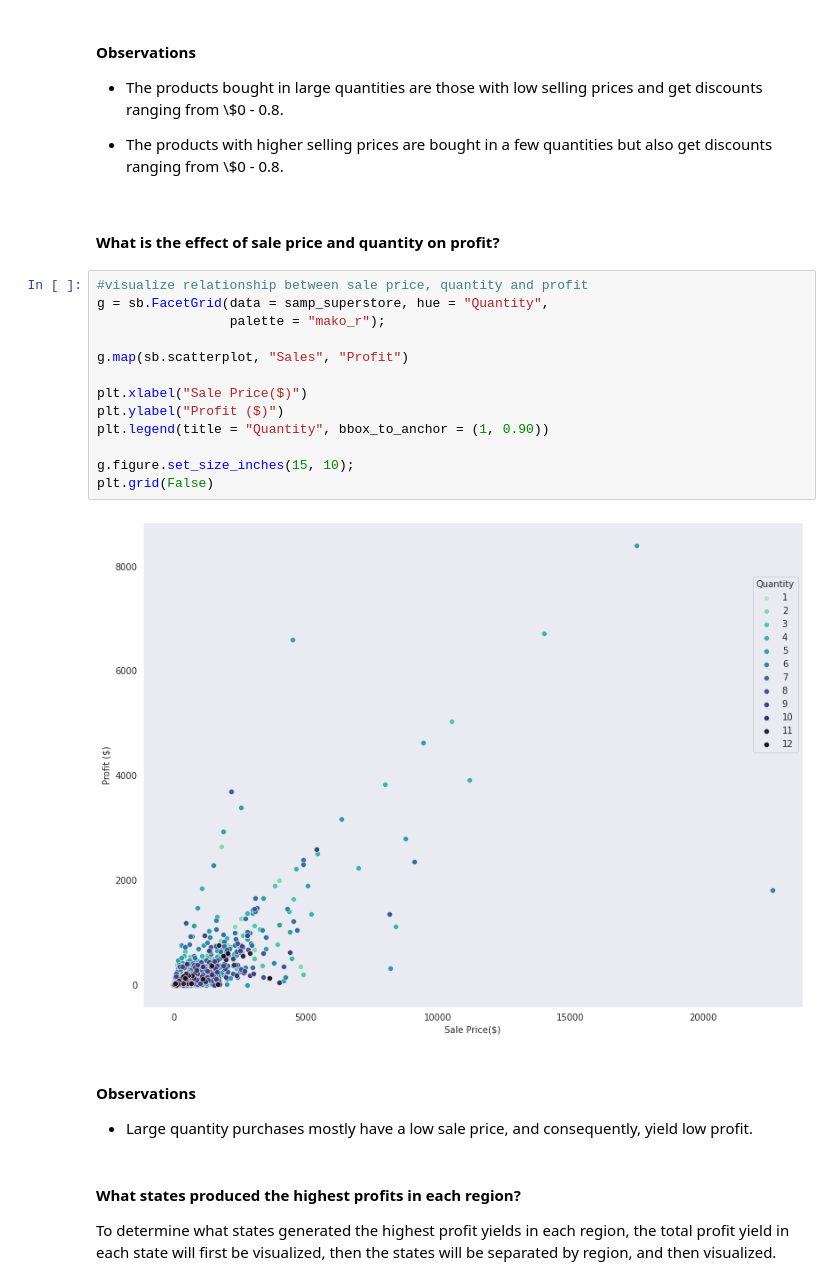
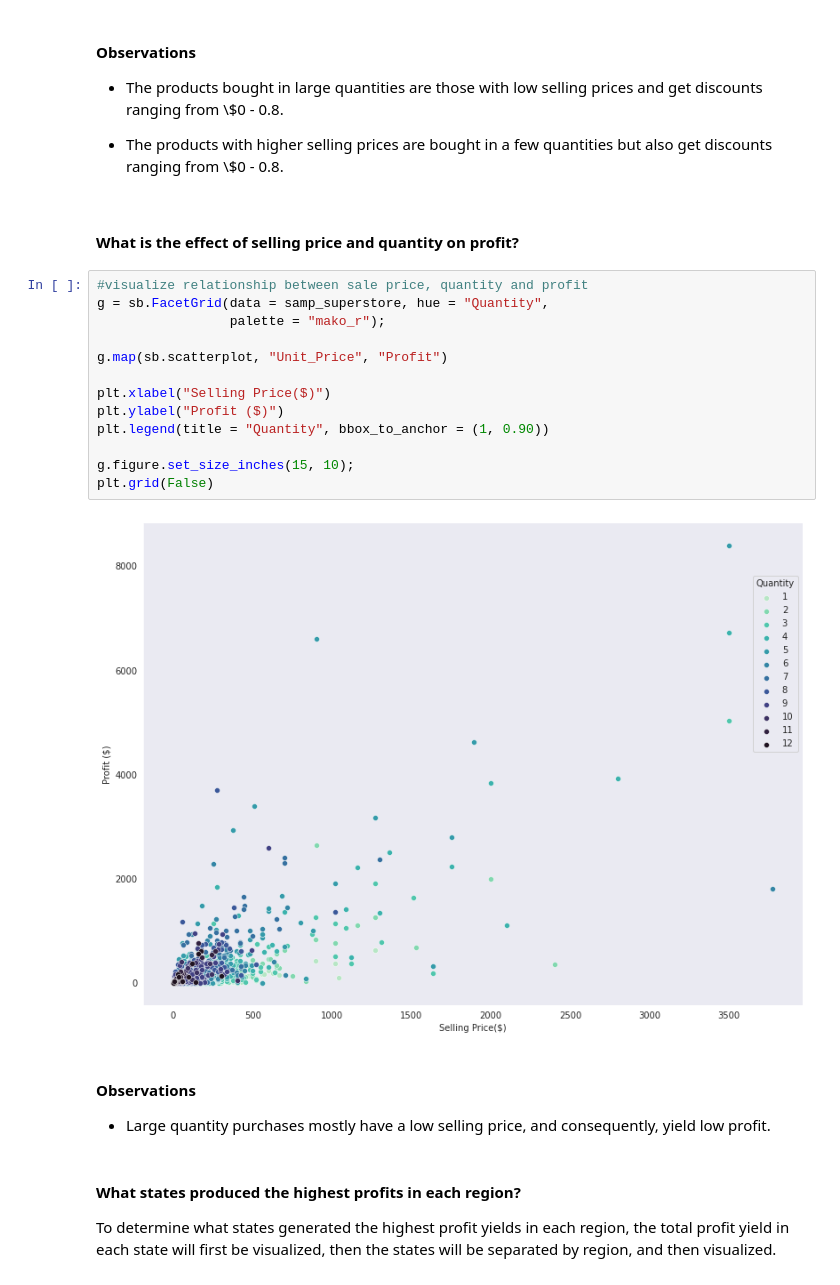
Before and after one commit to Dee-nDee/SuperStore_Data_Analysis, a Jupyter notebook: SuperStore.ipynb, the cells around one changed output. Drawn from its saved outputs; the diff is of its cells as text.

```diff
--- a/SuperStore.ipynb
+++ b/SuperStore.ipynb
@@ -1453,26 +1453,26 @@ plt.grid(False)
 
 - The products with higher selling prices are bought in a few quantities but also get discounts ranging from \\$0 - 0.8.
 # %% [markdown]
-#### What is the effect of sale price and quantity on profit?
+#### What is the effect of selling price and quantity on profit?
 # %%
 #visualize relationship between sale price, quantity and profit
 g = sb.FacetGrid(data = samp_superstore, hue = "Quantity",
                  palette = "mako_r");
 
-g.map(sb.scatterplot, "Sales", "Profit")
+g.map(sb.scatterplot, "Unit_Price", "Profit")
 
-plt.xlabel("Sale Price($)")
+plt.xlabel("Selling Price($)")
 plt.ylabel("Profit ($)")
 plt.legend(title = "Quantity", bbox_to_anchor = (1, 0.90))
 
 g.figure.set_size_inches(15, 10);
 plt.grid(False)
 # %% [output]
-[figure, old version]
+[figure, new version]
 # %% [markdown]
 #### Observations
 
-- Large quantity purchases mostly have a low sale price, and consequently, yield low profit.
+- Large quantity purchases mostly have a low selling price, and consequently, yield low profit.
 # %% [markdown]
 #### What states produced the highest profits in each region?
 
```
Also changed, not shown: parts of 7 cells of this notebook.
